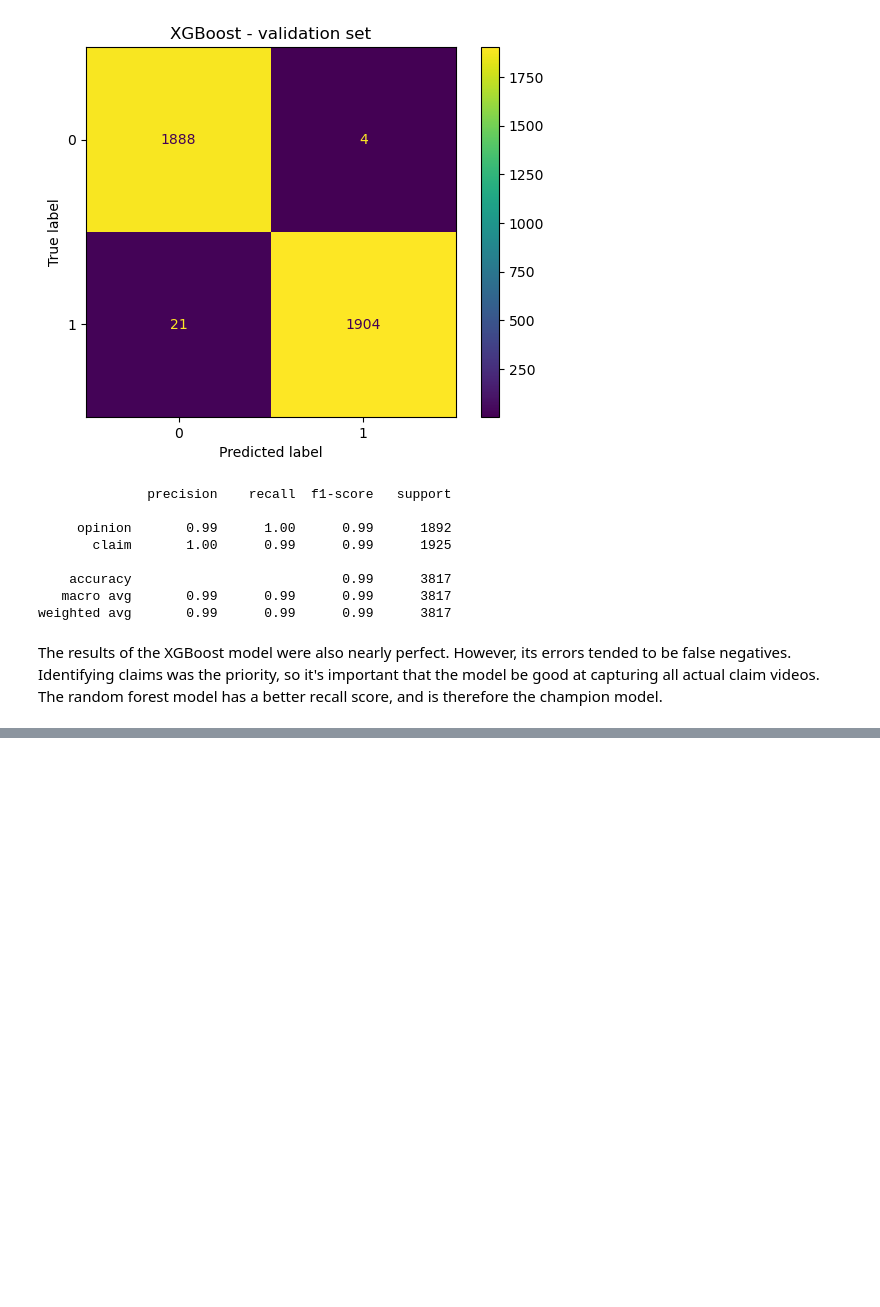
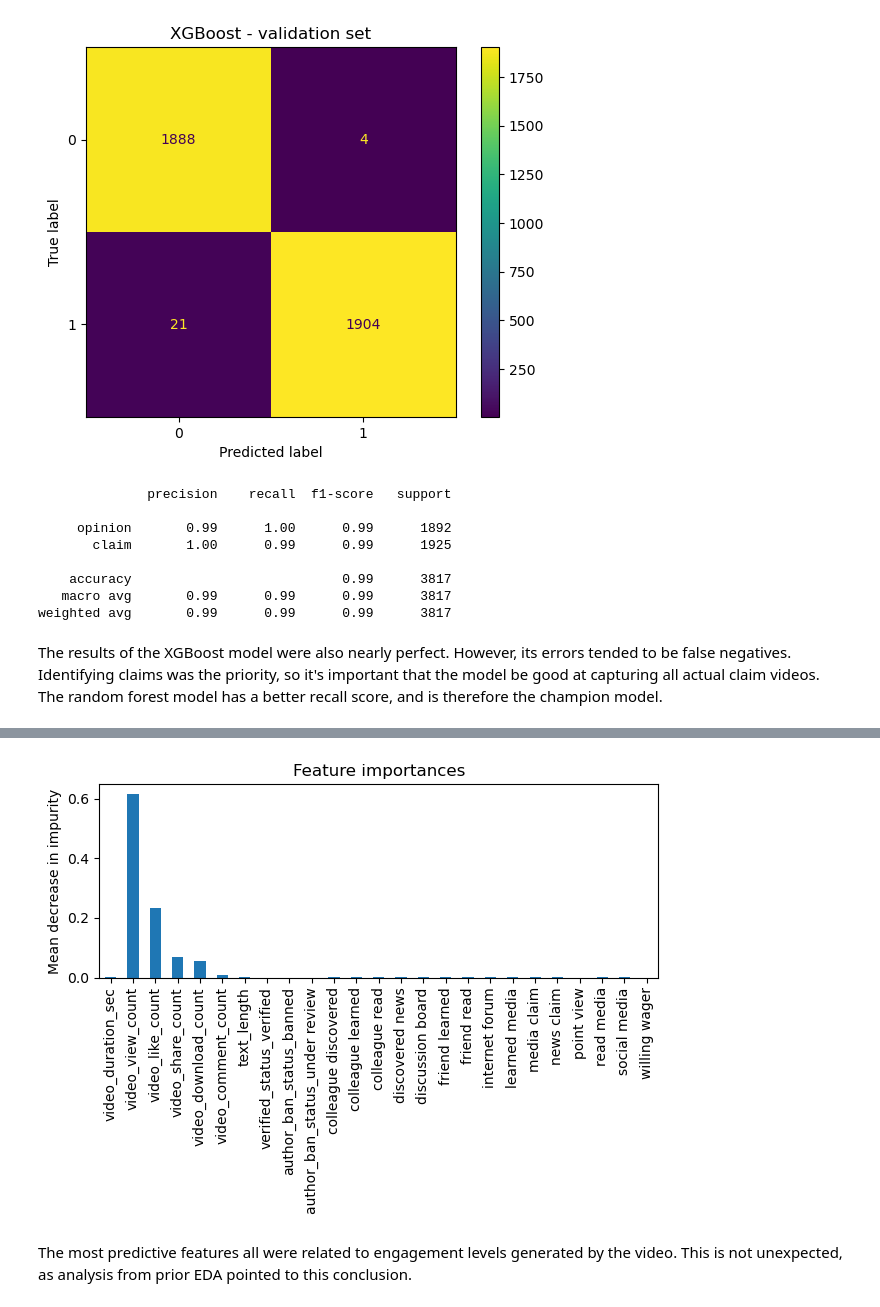
Before and after one commit to Mustafa777Xo/TikTok, a Jupyter notebook: tiktok_classfication.ipynb, the cells around one changed output, grey strips where cells are left out. Cells and saved outputs as stored; diff of their text form; code cells hidden in the pictures; blank space fills up the shorter version.

```diff
--- a/tiktok_classfication.ipynb
+++ b/tiktok_classfication.ipynb
@@ -1367,0 +1392,13 @@ The results of the XGBoost model were also nearly perfect. However, its errors t
+# %%
+importances = rf_cv.best_estimator_.feature_importances_
+rf_importances = pd.Series(importances, index=X_test_final.columns)
+
+fig, ax = plt.subplots()
+rf_importances.plot.bar(ax=ax)
+ax.set_title('Feature importances')
+ax.set_ylabel('Mean decrease in impurity')
+fig.tight_layout()
+# %% [output]
+[figure, added]
+# %% [markdown]
+The most predictive features all were related to engagement levels generated by the video. This is not unexpected, as analysis from prior EDA pointed to this conclusion.
```
Also changed, not shown: parts of 3 cells of this notebook.
